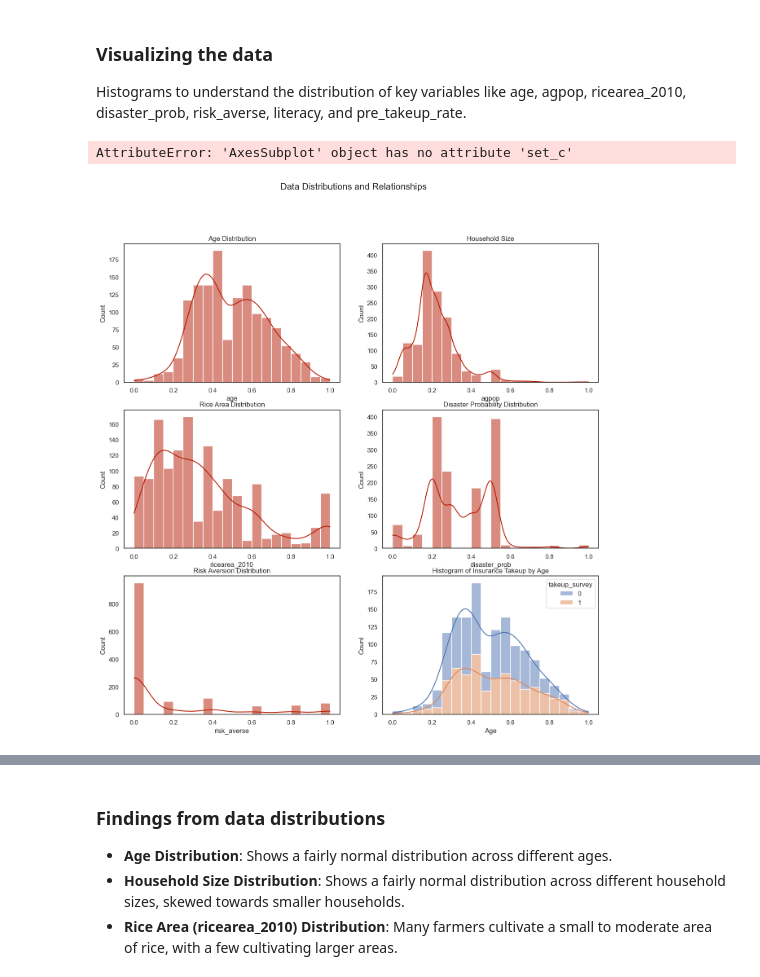
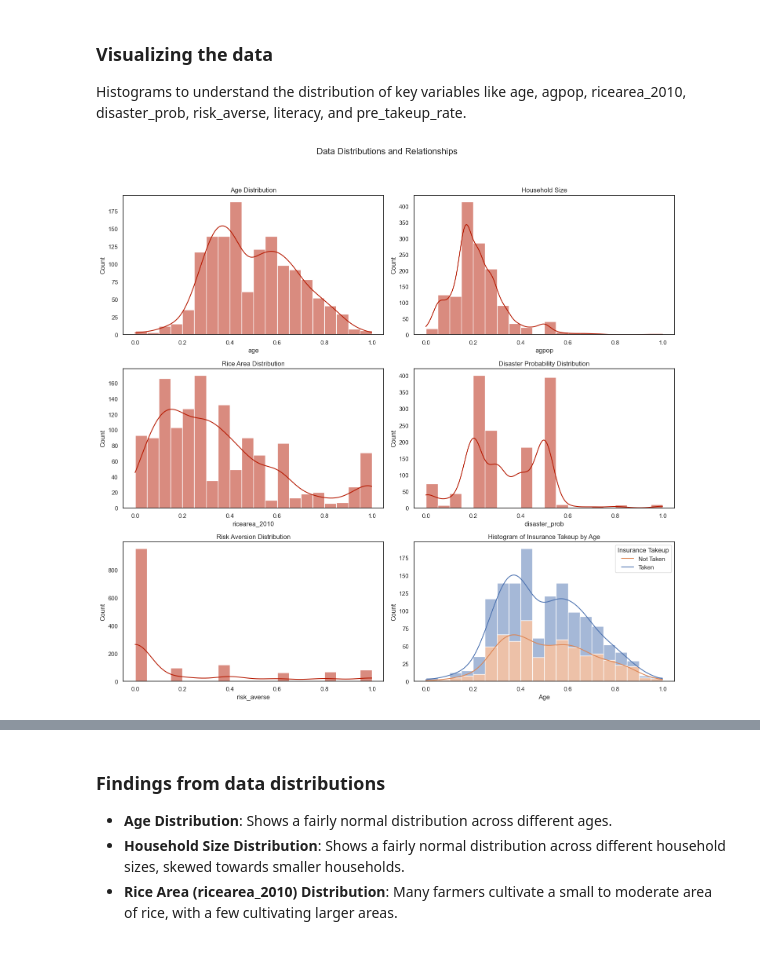
Before and after one commit to Dawlau/castle-doctrine-causality, a Jupyter notebook: causal-estimation.ipynb, the cells around one changed output, grey strips where cells are left out. Drawn from its saved outputs; the diff is of its cells as text; code cells hidden in the pictures.

Commit message:
EDA + Graph

```diff
--- a/causal-estimation.ipynb
+++ b/causal-estimation.ipynb
@@ -268,36 +268,34 @@ Histograms to understand the distribution of key variables like age, agpop, rice
 # Setting up the visualizations layout
 fig, axes = plt.subplots(nrows=3, ncols=2, figsize=(15, 15))
 fig.suptitle('Data Distributions and Relationships', fontsize=16)
 
 # Histograms for key variables
 sns.histplot(data['age'], bins=20, kde=True, ax=axes[0, 0], color='#b51800')
 axes[0, 0].set_title('Age Distribution')
 
 sns.histplot(data['agpop'], bins=20, kde=True, ax=axes[0, 1], color='#b51800')
 axes[0, 1].set_title('Household Size')
 
 sns.histplot(data['ricearea_2010'], bins=20, kde=True, ax=axes[1, 0], color='#b51800')
 axes[1, 0].set_title('Rice Area Distribution')
 
 sns.histplot(data['disaster_prob'], bins=20, kde=True, ax=axes[1, 1], color='#b51800')
 axes[1, 1].set_title('Disaster Probability Distribution')
 
 sns.histplot(data['risk_averse'], bins=20, kde=True, ax=axes[2, 0], color='#b51800')
 axes[2, 0].set_title('Risk Aversion Distribution')
 
 # Creating a histogram of 'takeup_survey' with 'age' on the x-axis
 sns.histplot(data=data, x='age', hue='takeup_survey', multiple='stack', bins=20, kde=True, ax=axes[2, 1], color='#b51800')
 axes[2, 1].set_title('Histogram of Insurance Takeup by Age')
 axes[2, 1].set_xlabel('Age')
 axes[2, 1].set_ylabel('Count')
-axes[2, 1].set_c
 axes[2, 1].legend(title='Insurance Takeup', labels=['Not Taken', 'Taken'])
 
 plt.tight_layout(rect=[0, 0.03, 1, 0.95])
 plt.show()
 # %% [output]
-AttributeError: 'AxesSubplot' object has no attribute 'set_c'
-[figure, old version]
+[figure, new version]
 # %%
 # Paired denisty and scatter plot for observing the relationships between our variables
 sns.set_theme(style="white")
```
Also changed, not shown: parts of 25 cells of this notebook, 12 other files.
